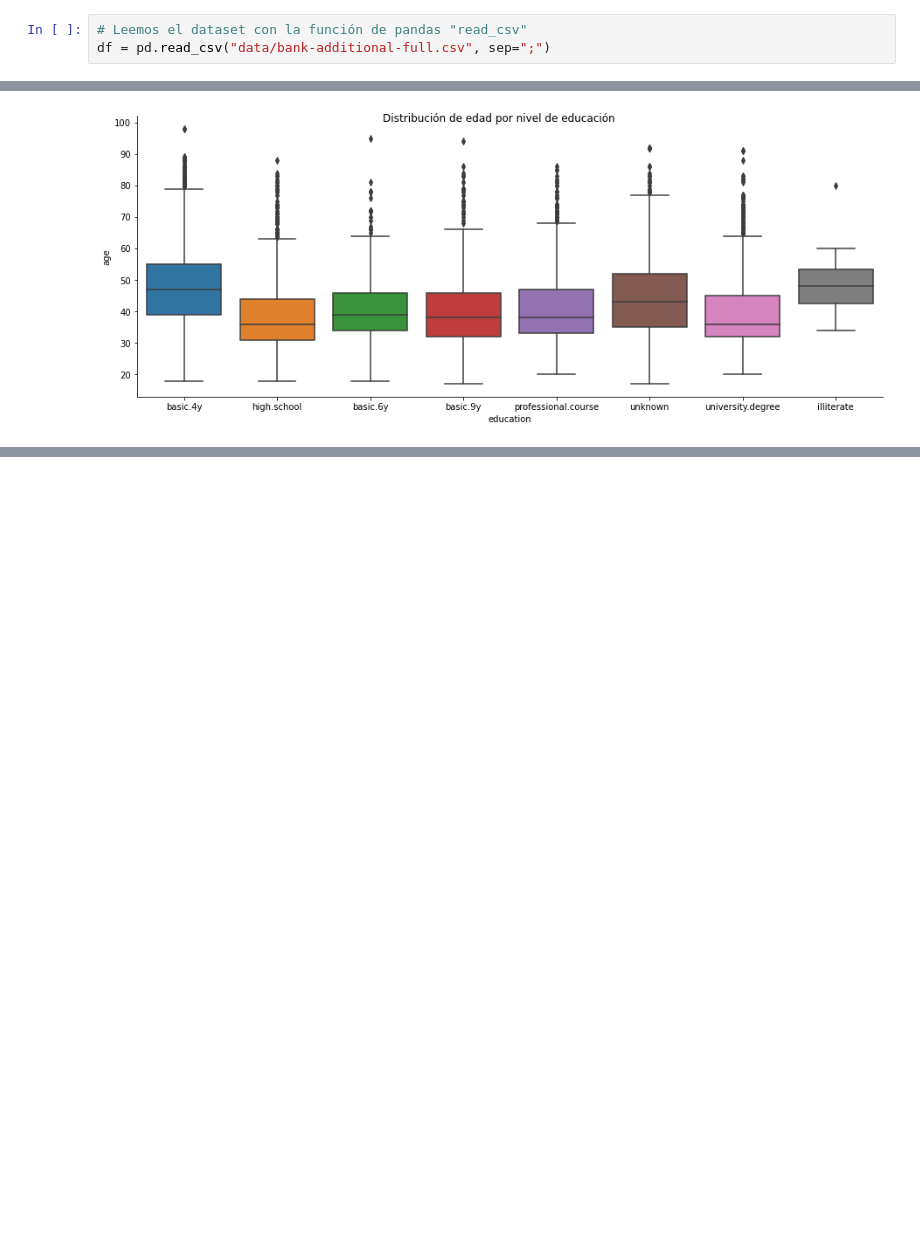
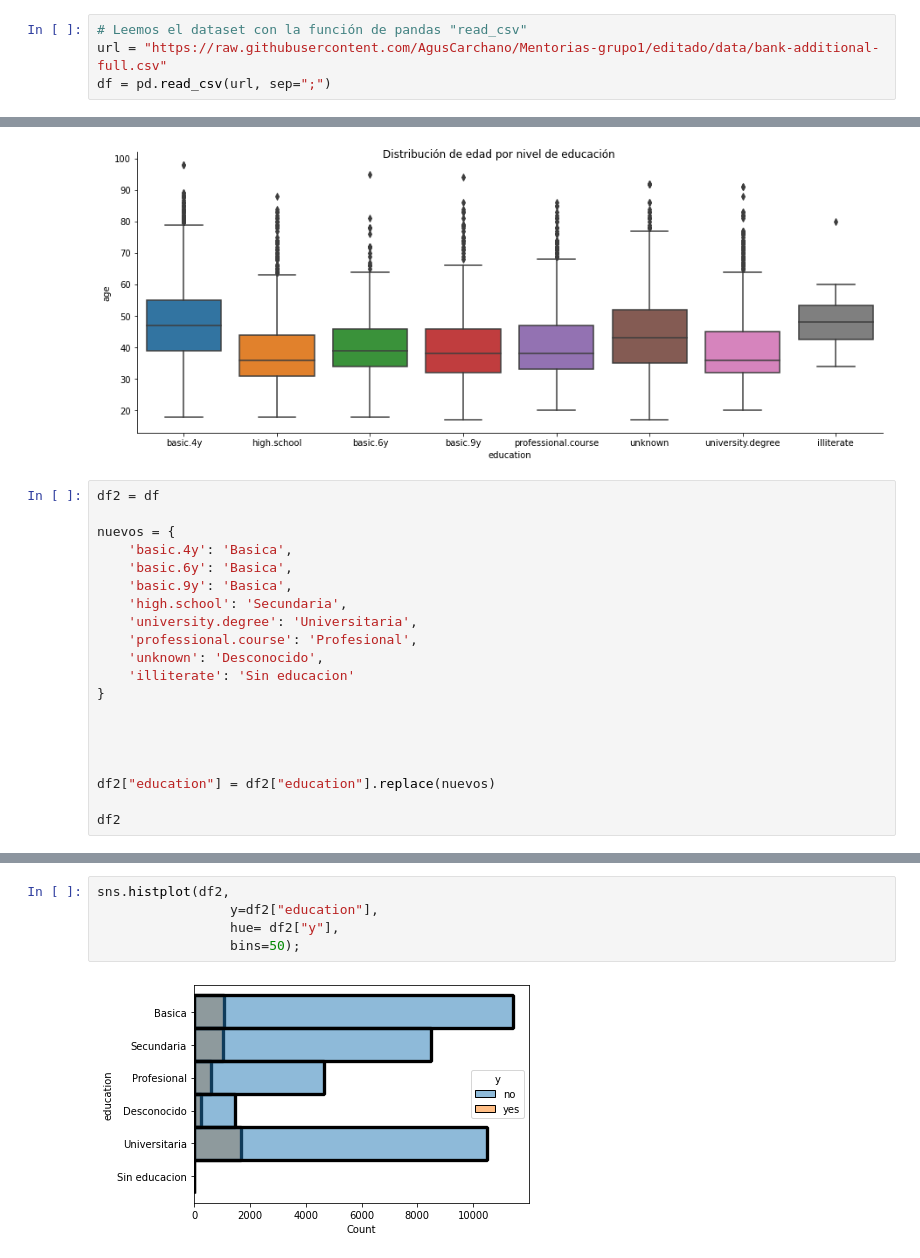
Before and after one commit to AgusCarchano/Mentorias-grupo1, a Jupyter notebook: Practico_01_Analisis_y_Visualizacion.ipynb, the cells around one changed output, grey strips where cells are left out. Saved outputs shown, nothing was run; the diff lists cells and outputs as text; blank space fills up the shorter version.

```diff
--- a/Practico_01_Analisis_y_Visualizacion.ipynb
+++ b/Practico_01_Analisis_y_Visualizacion.ipynb
@@ -56,7 +56,8 @@ Se recomiendan las siguientes librerías para visualización:
 ### Leer el dataset
 # %%
 # Leemos el dataset con la función de pandas "read_csv"
-df = pd.read_csv("data/bank-additional-full.csv", sep=";")
+url = "https://raw.githubusercontent.com/AgusCarchano/Mentorias-grupo1/editado/data/bank-additional-full.csv"
+df = pd.read_csv(url, sep=";")
 # %%
 df
 # %% [output]
@@ -105,3 +106,23 @@ ax = sns.catplot(x="education", y="age", kind="box", data=df, height=5, aspect=2
 ax.fig.suptitle('Distribución de edad por nivel de educación');
 # %% [output]
 [figure]
+# %%
+df2 = df
+
+nuevos = {
+    'basic.4y': 'Basica',
+    'basic.6y': 'Basica',
+    'basic.9y': 'Basica',
+    'high.school': 'Secundaria',
+    'university.degree': 'Universitaria',
+    'professional.course': 'Profesional',
+    'unknown': 'Desconocido',
+    'illiterate': 'Sin educacion'
+}
+
+
+
+
+df2["education"] = df2["education"].replace(nuevos)
+
+df2
@@ -107,0 +143,7 @@ ax.fig.suptitle('Distribución de edad por nivel de educación');
+# %%
+sns.histplot(df2,
+                 y=df2["education"],
+                 hue= df2["y"],
+                 bins=50);
+# %% [output]
+[figure, added]
```
Also changed, not shown: parts of 1 cell of this notebook.
